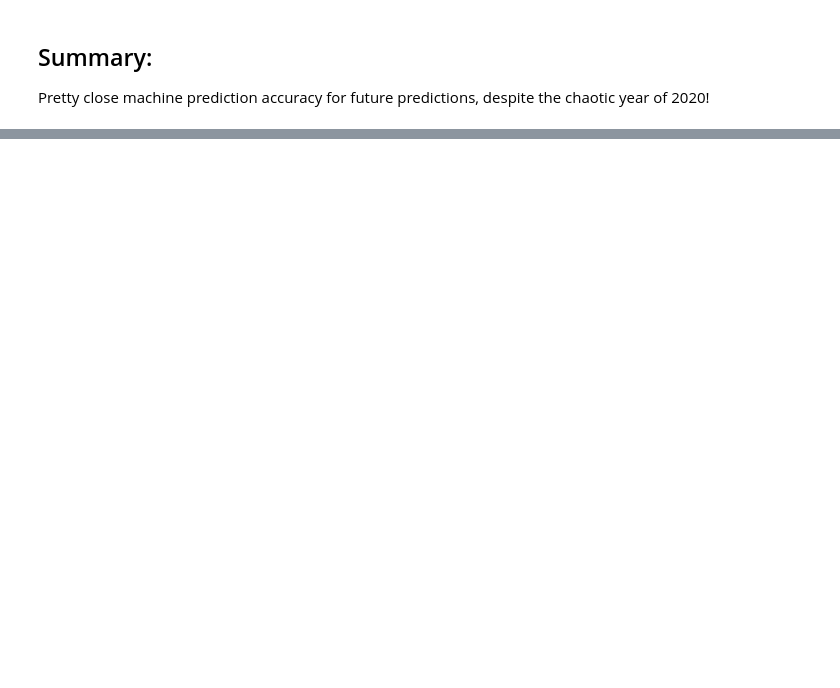
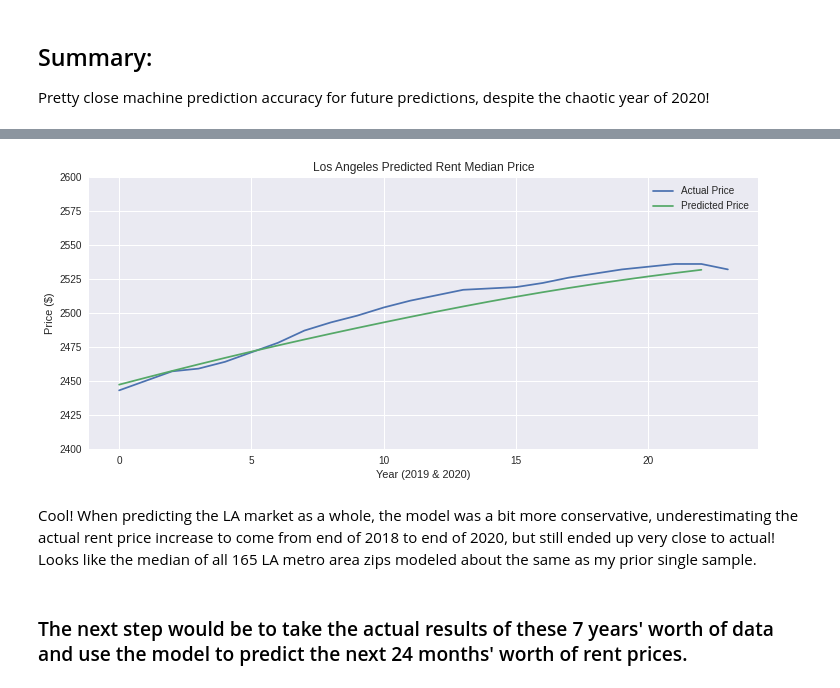
Before and after one commit to dcnarch/RentPricePredict, a Jupyter notebook: RentPricePredict.ipynb, the cells around one changed output, grey strips where cells are left out. Saved outputs shown, nothing was run; the diff lists cells and outputs as text; code cells hidden in the pictures; blank space fills up the shorter version.

Commit message:
LA Predictions Added

```diff
--- a/RentPricePredict.ipynb
+++ b/RentPricePredict.ipynb
@@ -941,0 +1058,28 @@ Pretty close machine prediction accuracy for future predictions, despite the cha
+# %%
+fullLA = np.concatenate((trainLA, testLA))
+# %%
+test_monthsLA = pd.DataFrame(fullLA)[len(fullLA) - len(testLA) - 59:].values
+# Get previous 59 months to use as features
+test_featuresLA = []
+for i in range(60, 83):
+    test_featuresLA.append(test_monthsLA[i-59:i, 0])
+# Reshape
+test_featuresLA = np.array(test_featuresLA)
+test_featuresLA = test_featuresLA.reshape(test_featuresLA.shape[0], test_featuresLA.shape[1], 1)
+# %%
+predsLA = modelLA.predict(test_featuresLA)
+# %%
+plt.figure(figsize = (12, 5))
+plt.plot(scaler.inverse_transform(testLA), label='Actual Price')
+plt.plot(scaler.inverse_transform(predsLA), label='Predicted Price')
+plt.title('Los Angeles Predicted Rent Median Price')
+plt.xlabel('Year (2019 & 2020)')
+plt.ylabel('Price ($)')
+plt.ylim(2400,2600)
+plt.legend();
+# %% [output]
+[figure, added]
+# %% [markdown]
+Cool!  When predicting the LA market as a whole, the model was a bit more conservative, underestimating the actual rent price increase to come from end of 2018 to end of 2020, but still ended up very close to actual! Looks like the median of all 165 LA metro area zips modeled about the same as my prior single sample.
+# %% [markdown]
+### The next step would be to take the actual results of these 7 years' worth of data and use the model to predict the next 24 months' worth of rent prices.
```
Also changed, not shown: parts of 29 cells of this notebook, 1 other file.
